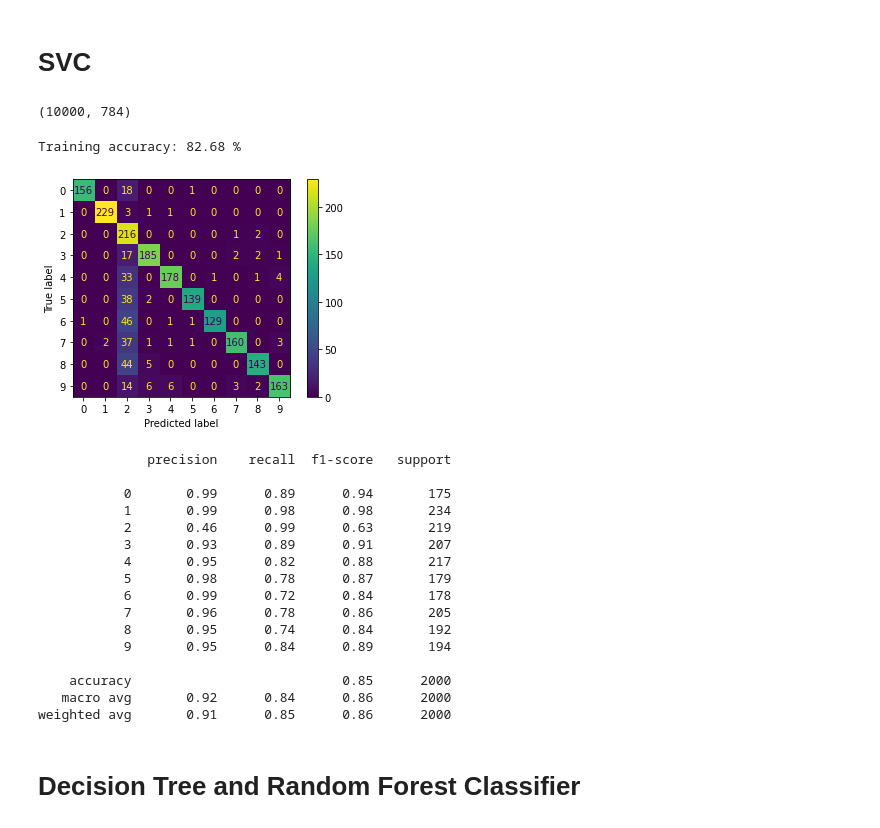
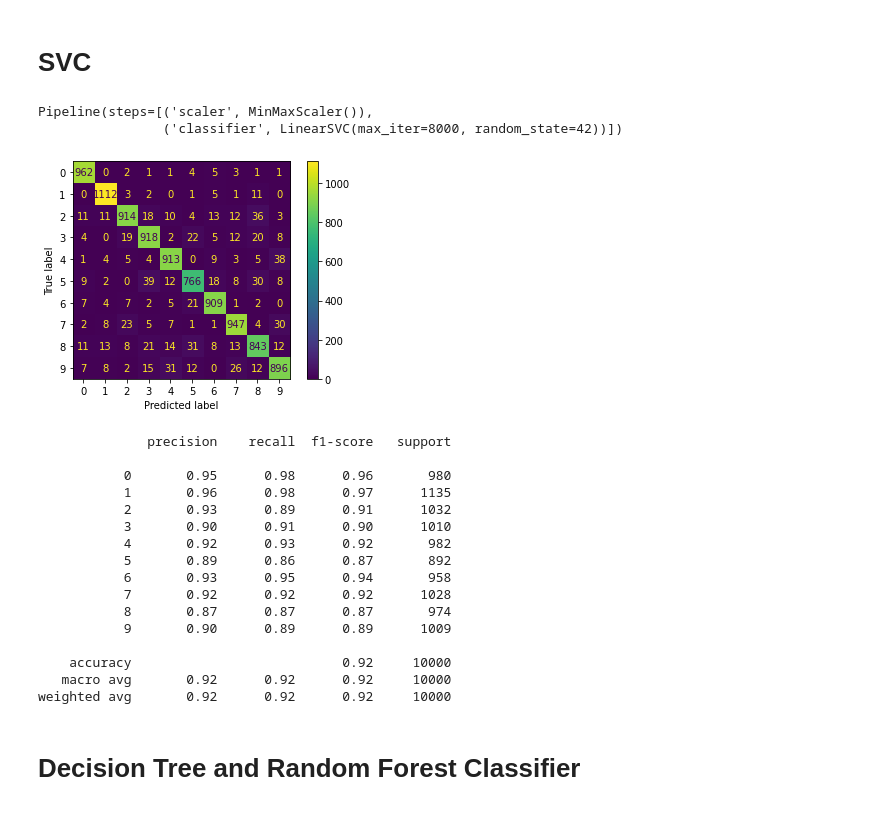
Before and after one commit to XaviPat01/MTL782_Data_Mining, a Jupyter notebook: MTL782_Assignment1_Q2.ipynb, the cells around one changed output. Saved outputs shown, nothing was run; the diff lists cells and outputs as text; code cells hidden in the pictures.

Commit message:
Updated SVC to LinearSVC

```diff
--- a/MTL782_Assignment1_Q2.ipynb
+++ b/MTL782_Assignment1_Q2.ipynb
@@ -122,9 +95,8 @@ let's search for "k" using cross-validation
 # %% [markdown]
 Feature scaling is essential for machine learning algorithms that calculate distances between data. If not scaled, the feature with a higher value range starts dominating when calculating distances. KNN which uses Euclidean distance is one such algorithm which essentially require scaling
 # %%
-pipe_knn = make_pipeline(MinMaxScaler(),KNeighborsClassifier(n_neighbors=1))
-grid_k = {'kneighborsclassifier__n_neighbors':[5,7]}
-cv = GridSearchCV(pipe_knn, param_grid = grid_k, scoring = 'precision_macro')
-cv.fit(nb_X_train, y_train)
-print(cv)
+pipe_knn = make_pipeline(MinMaxScaler(),KNeighborsClassifier())
+grid_k = {'kneighborsclassifier__n_neighbors':[3,5,7,9]}
+cv = GridSearchCV(pipe_knn, param_grid = grid_k, scoring = 'precision_macro', cv = 3, verbose = 1, n_jobs = 3)
+cv.fit(x_train, y_train)
 # %% [output]
@@ -149,2 +125,4 @@ performance on test set
+# %%
+pipe_knn = cv.best_estimator_
 # %% [markdown]
 ## Multi-Class Classification
@@ -156,6 +129,6 @@ Pipeline(steps=[('minmaxscaler', MinMaxScaler()),
 # %%
-pipe_knn.fit(nb_X_train,y_train)
-y_hat = pipe_knn.predict(nb_X_test)
+pipe_knn.fit(x_train,y_train)
+y_hat = pipe_knn.predict(x_test)
 ConfusionMatrixDisplay.from_predictions(y_test,y_hat)
 plt.show()
 # %% [output]
@@ -187,53 +156,44 @@ weighted avg       0.97      0.97      0.97     10000
 # SVC
 # %%
 #Flatten to length 784
-svc_x_train=X_train[0:10000,:]
-svc_y_train=y_train[0:10000]
-svc_x_test=X_test[0:2000,:]
-svc_y_test=y_test[0:2000]
-svc_x_train=svc_x_train.reshape(svc_x_train.shape[0],28*28)
-svc_x_test=svc_x_test.reshape(svc_x_test.shape[0],28*28)
-#svc_x_train = X_train.flatten().reshape(60000,784)
-#svc_x_test = X_test.flatten().reshape(10000,784)
-#Normalizing
-#svc_x_train=X_train/255
-#svc_x_test=X_test/255
-# print(svc_x_train.shape)
+svc_x_train = x_train[0:10000,:]
+svc_y_train = y_train[0:10000]
+svc_x_test = x_test[0:2000,:]
+svc_y_test = y_test[0:2000]
-# %% [output]
-(10000, 784)
 # %%
-pipe_1 = Pipeline([('scaler', MinMaxScaler()),("classifier",SVC(kernel = 'rbf',gamma=0.1, C = 1))])
-pipe_1.fit(svc_x_train, svc_y_train.ravel())
+pipe_1 = Pipeline([('scaler', MinMaxScaler()),("classifier",LinearSVC(random_state=42, tol=1e-4, max_iter = 8000))])
+pipe_1.fit(x_train, y_train.ravel())
 
-acc = cross_val_score(pipe_1, svc_x_train,svc_y_train.ravel(),cv=2)
-print("Training accuracy: {:.2f} %".format(acc.mean()*100))
+# acc = cross_val_score(pipe_1, x_train,y_train.ravel(),cv=2)
+# print("Training accuracy: {:.2f} %".format(acc.mean()*100))
 # %% [output]
-Training accuracy: 82.68 %
+Pipeline(steps=[('scaler', MinMaxScaler()),
+                ('classifier', LinearSVC(max_iter=8000, random_state=42))])
 # %%
-y_pred=pipe_1.predict(svc_x_test)
-ConfusionMatrixDisplay.from_predictions(svc_y_test,y_pred)
+y_pred=pipe_1.predict(x_test)
+ConfusionMatrixDisplay.from_predictions(y_test,y_pred)
 plt.show()
 # %% [output]
-[figure, old version]
+[figure, new version]
 # %%
-print(metrics.classification_report(svc_y_test,y_pred))
+print(metrics.classification_report(y_test,y_pred))
 # %% [output]
               precision    recall  f1-score   support
 
-           0       0.99      0.89      0.94       175
-           1       0.99      0.98      0.98       234
-           2       0.46      0.99      0.63       219
-           3       0.93      0.89      0.91       207
-           4       0.95      0.82      0.88       217
-           5       0.98      0.78      0.87       179
-           6       0.99      0.72      0.84       178
-           7       0.96      0.78      0.86       205
-           8       0.95      0.74      0.84       192
-           9       0.95      0.84      0.89       194
+           0       0.95      0.98      0.96       980
+           1       0.96      0.98      0.97      1135
+           2       0.93      0.89      0.91      1032
+           3       0.90      0.91      0.90      1010
+           4       0.92      0.93      0.92       982
+           5       0.89      0.86      0.87       892
+           6       0.93      0.95      0.94       958
+           7       0.92      0.92      0.92      1028
+           8       0.87      0.87      0.87       974
+           9       0.90      0.89      0.89      1009
 
-    accuracy                           0.85      2000
-   macro avg       0.92      0.84      0.86      2000
-weighted avg       0.91      0.85      0.86      2000
+    accuracy                           0.92     10000
+   macro avg       0.92      0.92      0.92     10000
+weighted avg       0.92      0.92      0.92     10000
 # %% [markdown]
 # Decision Tree and Random Forest Classifier
 # %%
```
Also changed, not shown: parts of 27 cells of this notebook.
